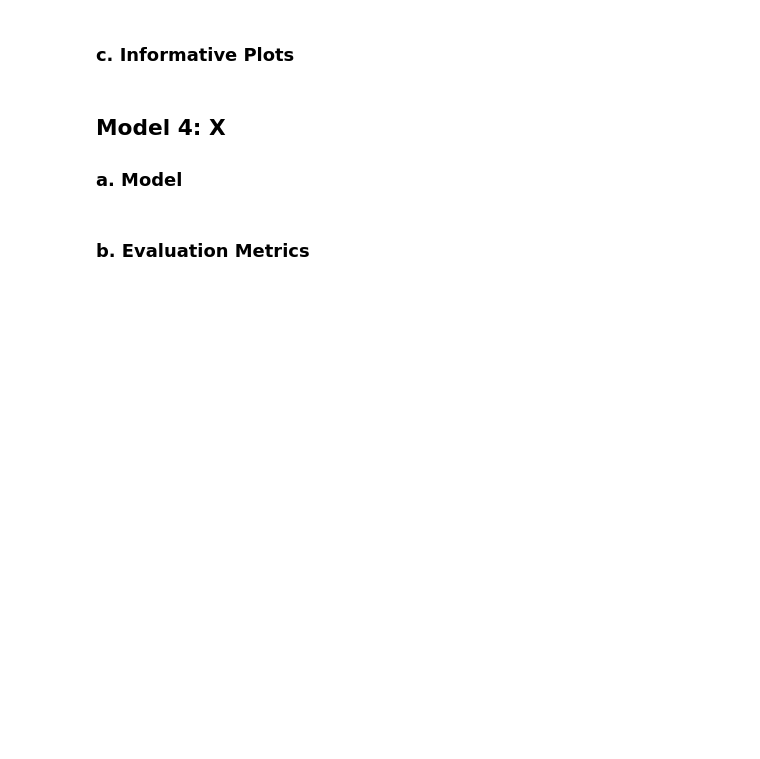
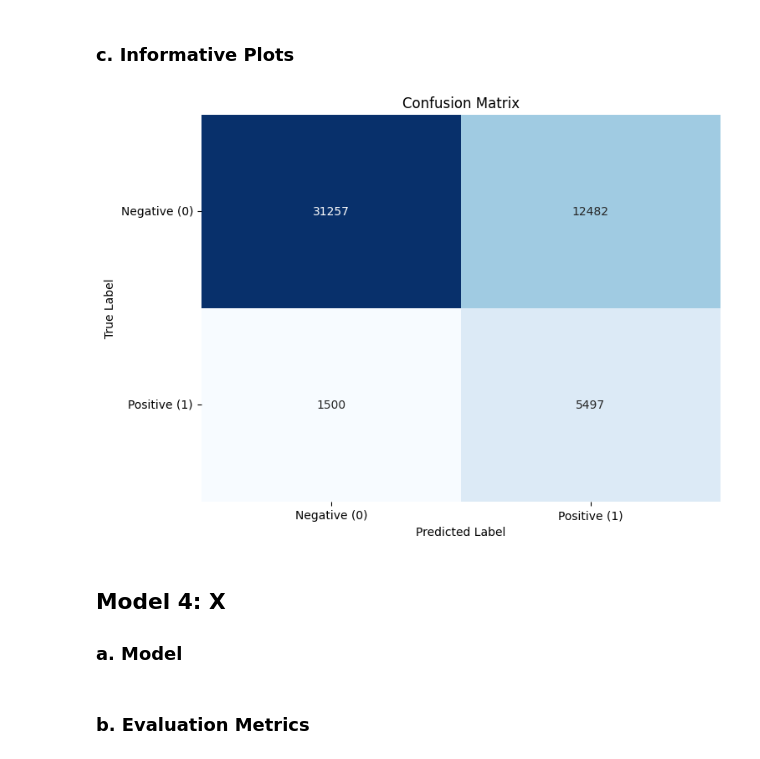
Before and after one commit to arianarosario/DFA-project, a Jupyter notebook: deliverable.ipynb, the cells around one changed output. Drawn from its saved outputs; the diff is of its cells as text; code cells hidden in the pictures; blank space fills up the shorter version.

```diff
--- a/deliverable.ipynb
+++ b/deliverable.ipynb
@@ -685,2 +688,25 @@ Confusion Matrix:
+# %%
+from imblearn.over_sampling import SMOTE
+from sklearn.preprocessing import StandardScaler
+X = feature_data
+y = target_data['Diabetes_binary']
+
+X_scaled = StandardScaler().fit_transform(X)
+X_train, X_test, y_train, y_test = train_test_split(X_scaled, y, test_size=0.2, random_state=42)
+
+smote = SMOTE(random_state=42)
+X_train_smote, y_train_smote = smote.fit_resample(X_train, y_train)
+from sklearn.utils import resample
+from sklearn.svm import LinearSVC
+
+# Selecting a random subset of the data: here we choose 10% of the data as an example
+X_train_subset, y_train_subset = resample(X_train_smote, y_train_smote, n_samples=int(len(X_train) * 0.1), random_state=42, replace=False)
+
+# Training the LinearSVC model on the subset
+linear_svc_subset_model = LinearSVC(random_state=42, max_iter=1000, C=0.1)
+linear_svc_subset_model.fit(X_train_subset, y_train_subset)
+
+# Predicting on the test set
+y_pred_subset = linear_svc_subset_model.predict(X_test)
 # %% [markdown]
 ### b. Evaluation Metrics
@@ -693,3 +759,20 @@ Confusion Matrix:
+# %%
+import matplotlib.pyplot as plt
+import seaborn as sns
+
+conf_matrix = confusion_matrix(y_test, y_pred_subset)
+
+# Plotting the confusion matrix
+plt.figure(figsize=(8, 6))
+sns.heatmap(conf_matrix, annot=True, fmt='d', cmap='Blues', cbar=False)
+plt.xlabel('Predicted Label')
+plt.ylabel('True Label')
+plt.title('Confusion Matrix')
+plt.xticks(ticks=[0.5, 1.5], labels=['Negative (0)', 'Positive (1)'])
+plt.yticks(ticks=[0.5, 1.5], labels=['Negative (0)', 'Positive (1)'], rotation=0)
+plt.show()
+# %% [output]
+[figure, added]
 # %% [markdown]
 ## Model 4: X
 ### a. Model
```
Also changed, not shown: parts of 28 cells of this notebook.
